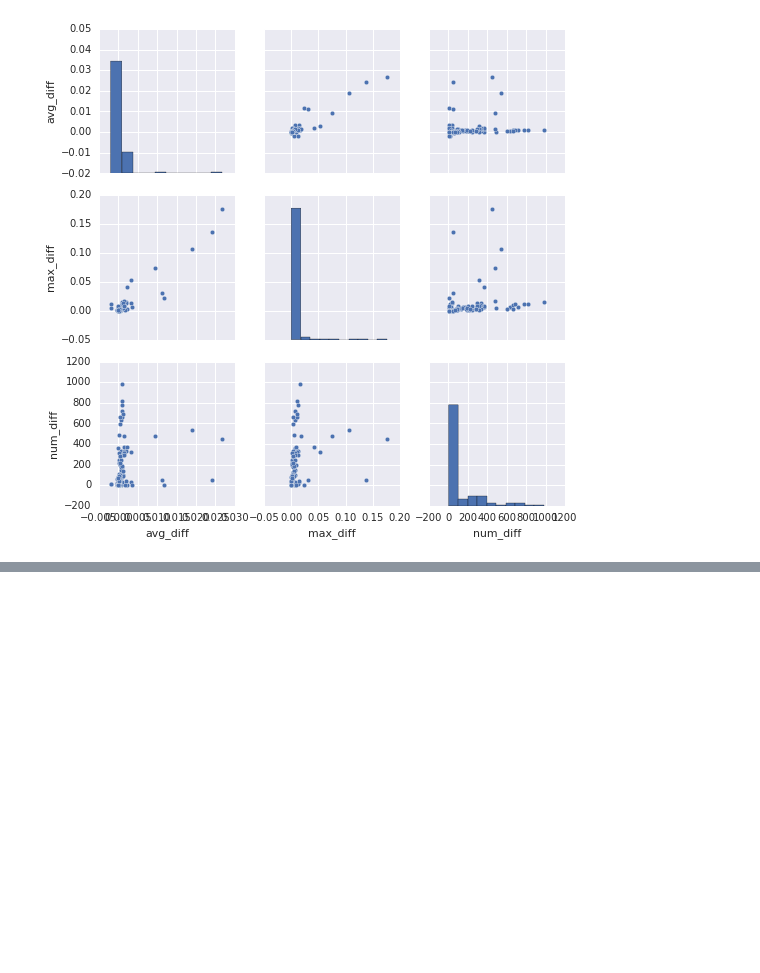
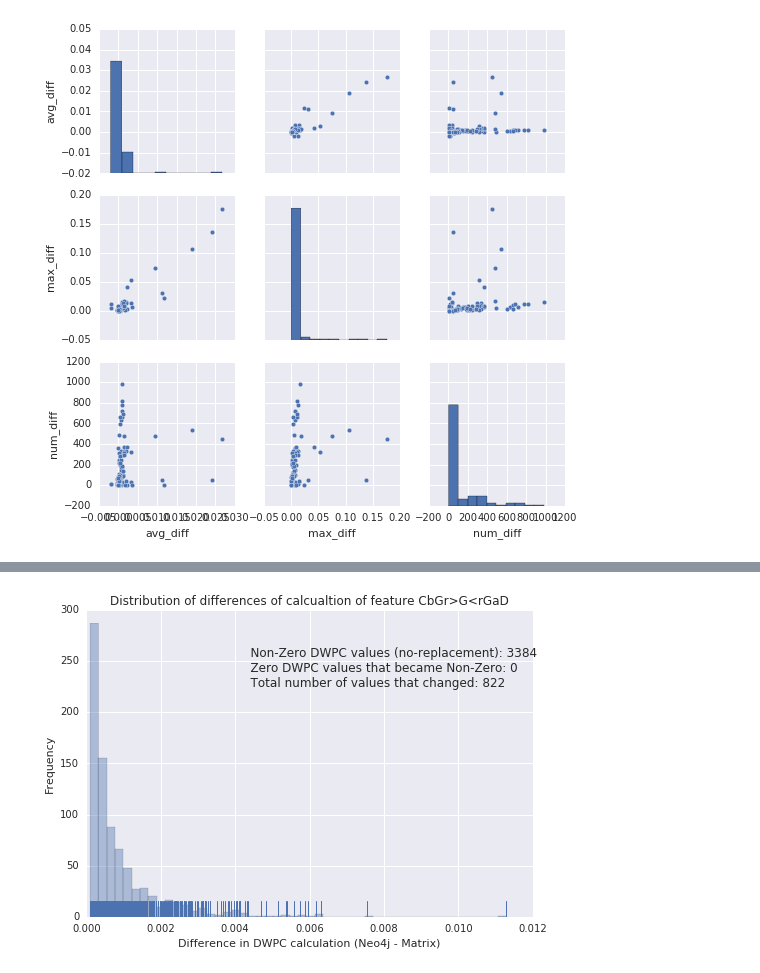
Before and after one commit to mmayers12/hetnet_ml, a Jupyter notebook: demo/results-comparison-to-Neo4j.ipynb, the cells around one changed output, grey strips where cells are left out. Saved outputs shown, nothing was run; the diff lists cells and outputs as text; code cells hidden in the pictures; blank space fills up the shorter version.

```diff
--- a/demo/results-comparison-to-Neo4j.ipynb
+++ b/demo/results-comparison-to-Neo4j.ipynb
@@ -244,0 +278,4 @@ CuGuDuGuD
+# %%
+compare_metapath(result['num_diff'].sort_values(ascending=False).index[1])
+# %% [output]
+[figure, added]
```
Also changed, not shown: parts of 50 cells of this notebook, 3 other files.
